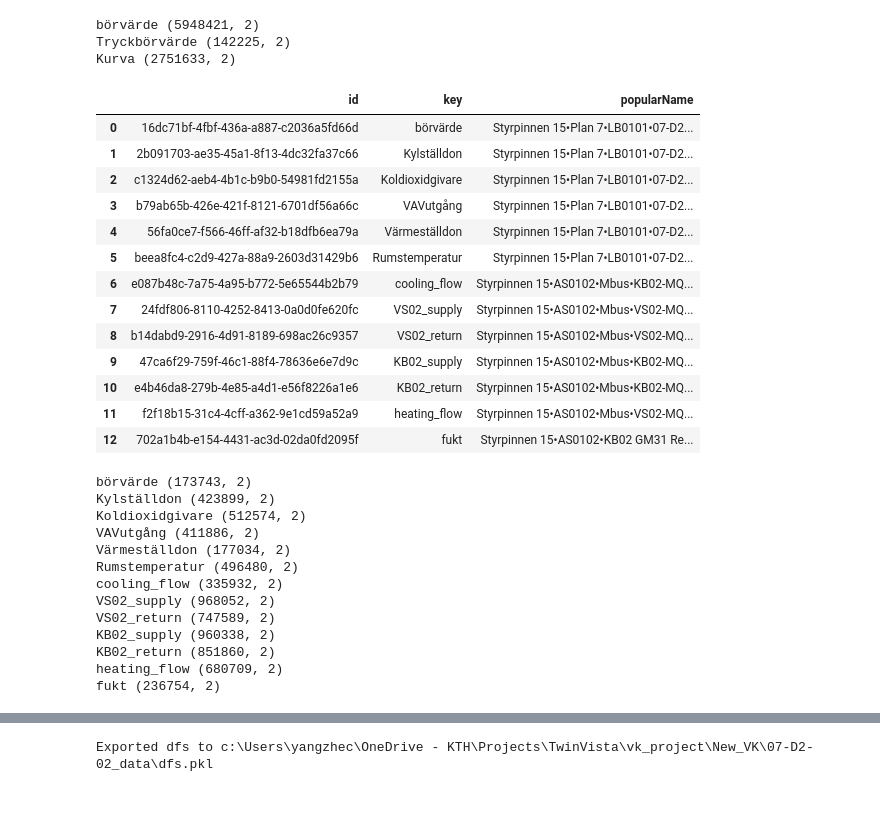
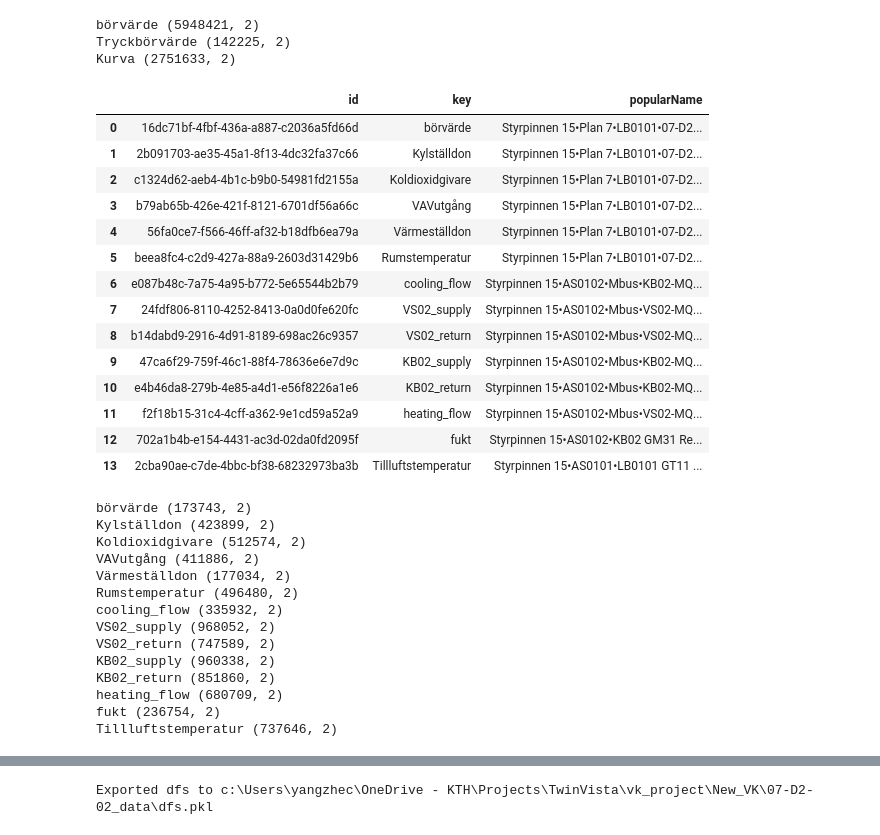
Before and after one commit to KrisCHEN8/New_VK, a Jupyter notebook: data_preprocessing.ipynb, the cells around one changed output, grey strips where cells are left out. Cells and saved outputs as stored; diff of their text form; code cells hidden in the pictures; blank space fills up the shorter version.

```diff
--- a/data_preprocessing.ipynb
+++ b/data_preprocessing.ipynb
@@ -80,6 +66,12 @@ for key, d in dfs.items():
 börvärde (5948421, 2)
 Tryckbörvärde (142225, 2)
 Kurva (2751633, 2)
+# %%
+df = df_sensors[df_sensors['popularName'].str.contains(r'(?=.*LB0101)(?=.*GT11 Tillluftstemperatur)', na=False, regex=True)]
+name = df[['popularName', 'deviceMeasurementUnit']]
+AHU_id = df['id'].values
+
+# display(name)
 # %%
 df = df_sensors[df_sensors['popularName'].str.contains(r'(?=.*VS02)(?=.*temperatur)', na=False, regex=True)]
 name = df[['popularName', 'deviceMeasurementUnit']]
@@ -119,7 +111,7 @@ sensor_meta = (
     .reset_index(drop=True)
 )
 
-sensor_id = pd.unique(np.concatenate([sensor_id, KB02_id, VS02_id, heating_flow_id, cooling_flow_id]))
+sensor_id = pd.unique(np.concatenate([sensor_id, KB02_id, VS02_id, heating_flow_id, cooling_flow_id, AHU_id]))
 
 sensor_meta = (
     df_sensors.loc[
@@ -151,33 +143,34 @@ display(sensor_meta[["id", "key", "popularName"]])
 dfs = {}
 
 for sid, key in sensor_meta[["id", "key"]].itertuples(index=False, name=None):
     csv_path = os.path.join(pickle_data, f"timeseries_{sid}.csv")
 
     if os.path.exists(csv_path):
         df_in = pd.read_csv(csv_path)
         df_in = df_in.copy()
         df_in.index = pd.to_datetime(df_in["observationTime"], format="mixed")
         dfs[key] = df_in
     else:
         print(f"Missing file for {key} ({sid})")
 
 for key, d in dfs.items():
     print(key, d.shape)
 # %% [output]
 |  | id | key | popularName |
 | 0 | 16dc71bf-4fbf-436a-a887-c2036a5fd66d | börvärde | Styrpinnen 15•Plan 7•LB0101•07-D2... |
 | 1 | 2b091703-ae35-45a1-8f13-4dc32fa37c66 | Kylställdon | Styrpinnen 15•Plan 7•LB0101•07-D2... |
 | 2 | c1324d62-aeb4-4b1c-b9b0-54981fd2155a | Koldioxidgivare | Styrpinnen 15•Plan 7•LB0101•07-D2... |
 | 3 | b79ab65b-426e-421f-8121-6701df56a66c | VAVutgång | Styrpinnen 15•Plan 7•LB0101•07-D2... |
 | 4 | 56fa0ce7-f566-46ff-af32-b18dfb6ea79a | Värmeställdon | Styrpinnen 15•Plan 7•LB0101•07-D2... |
 | 5 | beea8fc4-c2d9-427a-88a9-2603d31429b6 | Rumstemperatur | Styrpinnen 15•Plan 7•LB0101•07-D2... |
 | 6 | e087b48c-7a75-4a95-b772-5e65544b2b79 | cooling_flow | Styrpinnen 15•AS0102•Mbus•KB02-MQ... |
 | 7 | 24fdf806-8110-4252-8413-0a0d0fe620fc | VS02_supply | Styrpinnen 15•AS0102•Mbus•VS02-MQ... |
 | 8 | b14dabd9-2916-4d91-8189-698ac26c9357 | VS02_return | Styrpinnen 15•AS0102•Mbus•VS02-MQ... |
 | 9 | 47ca6f29-759f-46c1-88f4-78636e6e7d9c | KB02_supply | Styrpinnen 15•AS0102•Mbus•KB02-MQ... |
 | 10 | e4b46da8-279b-4e85-a4d1-e56f8226a1e6 | KB02_return | Styrpinnen 15•AS0102•Mbus•KB02-MQ... |
 | 11 | f2f18b15-31c4-4cff-a362-9e1cd59a52a9 | heating_flow | Styrpinnen 15•AS0102•Mbus•VS02-MQ... |
 | 12 | 702a1b4b-e154-4431-ac3d-02da0fd2095f | fukt | Styrpinnen 15•AS0102•KB02 GM31 Re... |
+| 13 | 2cba90ae-c7de-4bbc-bf38-68232973ba3b | Tillluftstemperatur | Styrpinnen 15•AS0101•LB0101 GT11 ... |
 börvärde (173743, 2)
 Kylställdon (423899, 2)
 Koldioxidgivare (512574, 2)
@@ -191,6 +184,7 @@ KB02_supply (960338, 2)
 KB02_return (851860, 2)
 heating_flow (680709, 2)
 fukt (236754, 2)
+Tillluftstemperatur (737646, 2)
 # %%
 T_out_csv = './smhi_Tout.csv'
 solar_csv = './smhi_solar.csv'
```
Also changed, not shown: parts of 5 cells of this notebook, 2 other files.
